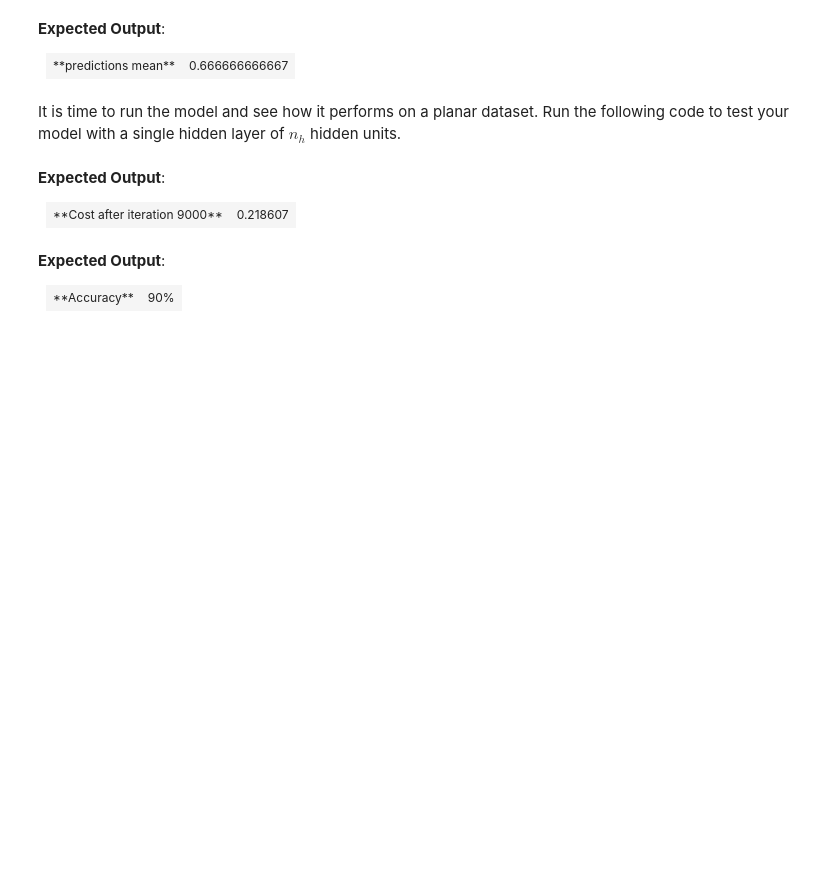
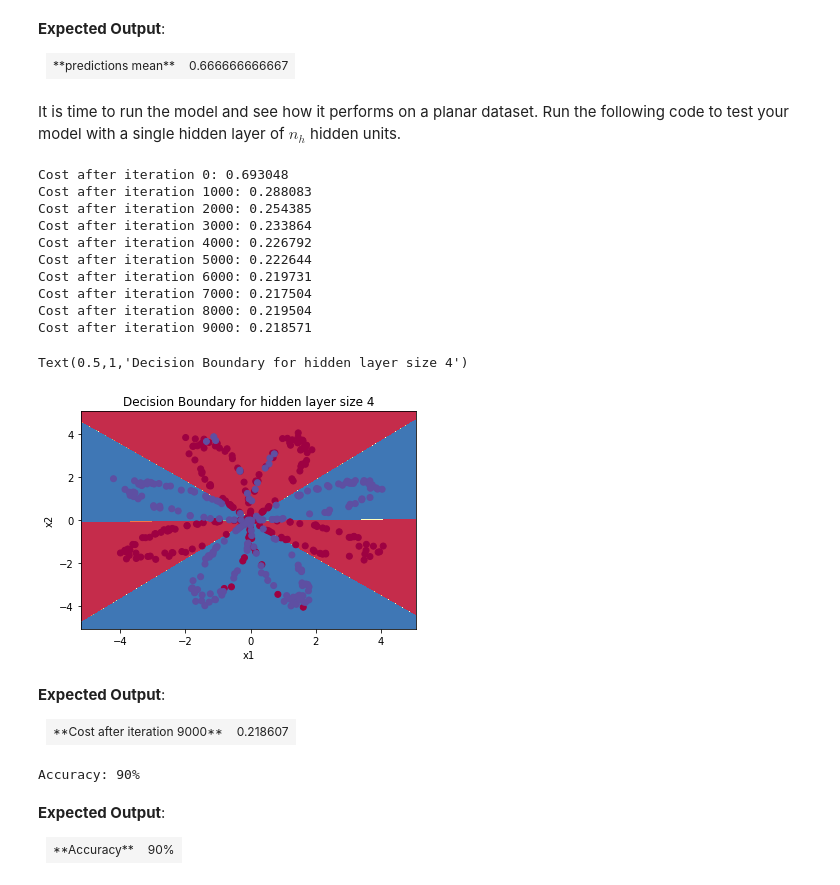
Before and after one commit to wu-zero/ML_learn, a Jupyter notebook: Other Code/Coursera深度学习课程-吴恩达/1 神经网络与深度学习/Week3 浅层神经网络/assignment3/assignment3.ipynb, the cells around one changed output. Saved outputs shown, nothing was run; the diff lists cells and outputs as text; code cells hidden in the pictures; blank space fills up the shorter version.

```diff
--- a/Other Code/Coursera深度学习课程-吴恩达/1 神经网络与深度学习/Week3 浅层神经网络/assignment3/assignment3.ipynb
+++ b/Other Code/Coursera深度学习课程-吴恩达/1 神经网络与深度学习/Week3 浅层神经网络/assignment3/assignment3.ipynb
@@ -699,15 +699,16 @@ def nn_model(X, Y, n_h, num_iterations = 10000, print_cost=False):
 
     np.random.seed(3)
     n_x = layer_sizes(X, Y)[0]
+    n_h = layer_sizes(X, Y)[1]
     n_y = layer_sizes(X, Y)[2]
 
     # Initialize parameters, then retrieve W1, b1, W2, b2. Inputs: "n_x, n_h, n_y". Outputs = "W1, b1, W2, b2, parameters".
     ### START CODE HERE ### (≈ 5 lines of code)
-    parameters = None
-    W1 = None
-    b1 = None
-    W2 = None
-    b2 = None
+    parameters = initialize_parameters(n_x, n_h,n_y)
+    W1 = parameters['W1']
+    b1 = parameters['b1']
+    W2 = parameters['W2']
+    b2 = parameters['b2']
     ### END CODE HERE ###
 
     # Loop (gradient descent)
@@ -716,16 +717,16 @@ def nn_model(X, Y, n_h, num_iterations = 10000, print_cost=False):
 
         ### START CODE HERE ### (≈ 4 lines of code)
         # Forward propagation. Inputs: "X, parameters". Outputs: "A2, cache".
-        A2, cache = None
+        A2, cache = forward_propagation(X, parameters)
 
         # Cost function. Inputs: "A2, Y, parameters". Outputs: "cost".
-        cost = None
+        cost = compute_cost(A2, Y, parameters)
 
         # Backpropagation. Inputs: "parameters, cache, X, Y". Outputs: "grads".
-        grads = None
+        grads = backward_propagation(parameters,cache, X, Y)
 
         # Gradient descent parameter update. Inputs: "parameters, grads". Outputs: "parameters".
-        parameters = None
+        parameters = update_parameters(parameters, grads)
 
         ### END CODE HERE ###
 
@@ -803,8 +815,8 @@ def predict(parameters, X):
 
     # Computes probabilities using forward propagation, and classifies to 0/1 using 0.5 as the threshold.
     ### START CODE HERE ### (≈ 2 lines of code)
-    A2, cache = None
-    predictions = None
+    A2, cache = forward_propagation(X, parameters)
+    predictions = np.array([1 if x > 0.5 else 0 for x in A2.reshape(-1,1)]).reshape(A2.shape)
     ### END CODE HERE ###
 
     return predictions
@@ -829,10 +843,23 @@ It is time to run the model and see how it performs on a planar dataset. Run the
 # %%
 # Build a model with a n_h-dimensional hidden layer
 parameters = nn_model(X, Y, n_h = 4, num_iterations = 10000, print_cost=True)
 
 # Plot the decision boundary
-plot_decision_boundary(lambda x: predict(parameters, x.T), X, Y)
+plot_decision_boundary(lambda x: predict(parameters, x.T), X, np.squeeze(Y))
 plt.title("Decision Boundary for hidden layer size " + str(4))
+# %% [output]
+Cost after iteration 0: 0.693048
+Cost after iteration 1000: 0.288083
+Cost after iteration 2000: 0.254385
+Cost after iteration 3000: 0.233864
+Cost after iteration 4000: 0.226792
+Cost after iteration 5000: 0.222644
+Cost after iteration 6000: 0.219731
+Cost after iteration 7000: 0.217504
+Cost after iteration 8000: 0.219504
+Cost after iteration 9000: 0.218571
+Text(0.5,1,'Decision Boundary for hidden layer size 4')
+[figure, added]
 # %% [markdown]
 **Expected Output**:
 
@@ -847,6 +874,8 @@ plt.title("Decision Boundary for hidden layer size " + str(4))
 # Print accuracy
 predictions = predict(parameters, X)
 print ('Accuracy: %d' % float((np.dot(Y,predictions.T) + np.dot(1-Y,1-predictions.T))/float(Y.size)*100) + '%')
+# %% [output]
+Accuracy: 90%
 # %% [markdown]
 **Expected Output**:
 
```
Also changed, not shown: parts of 4 cells of this notebook.
